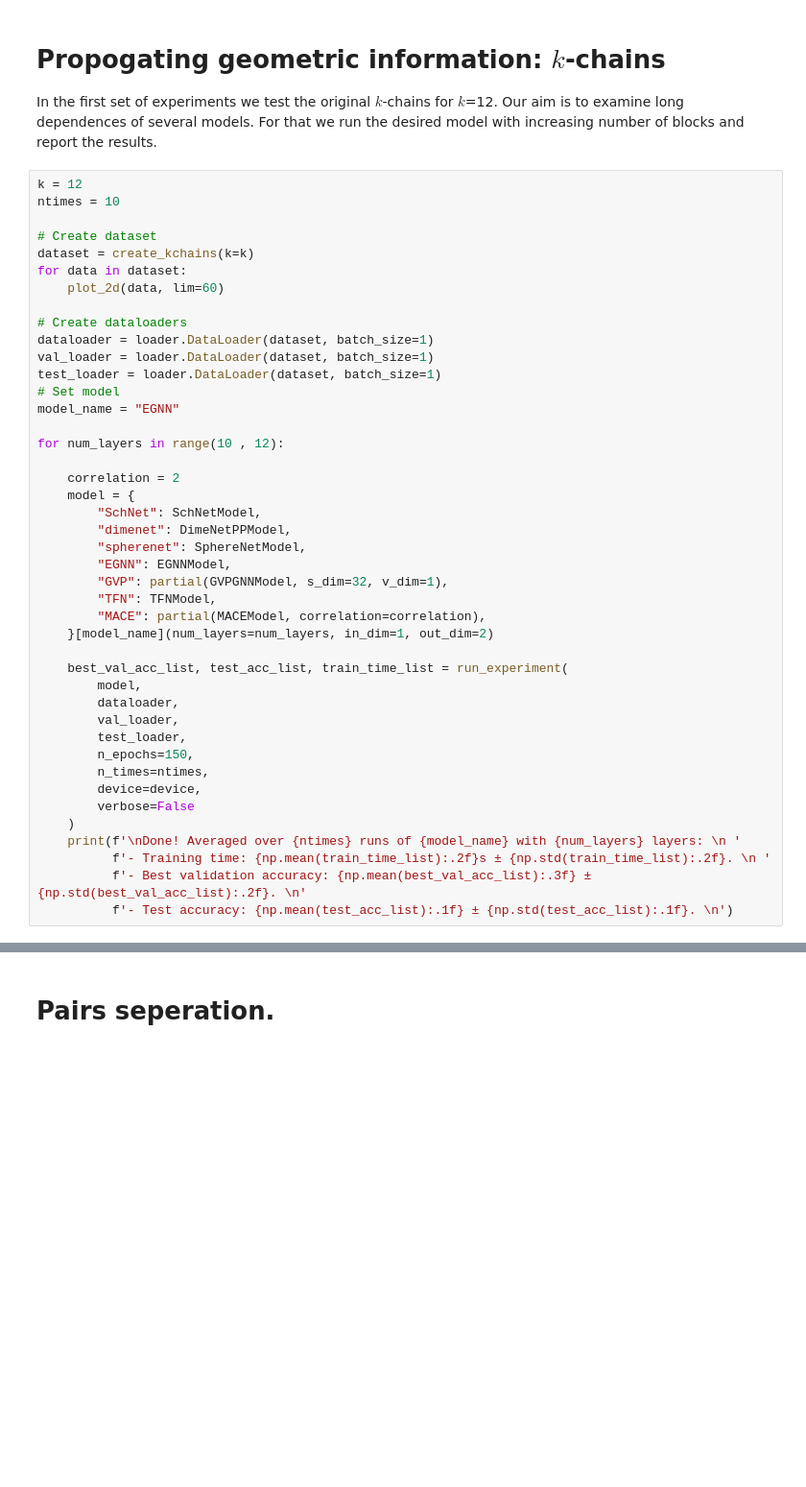
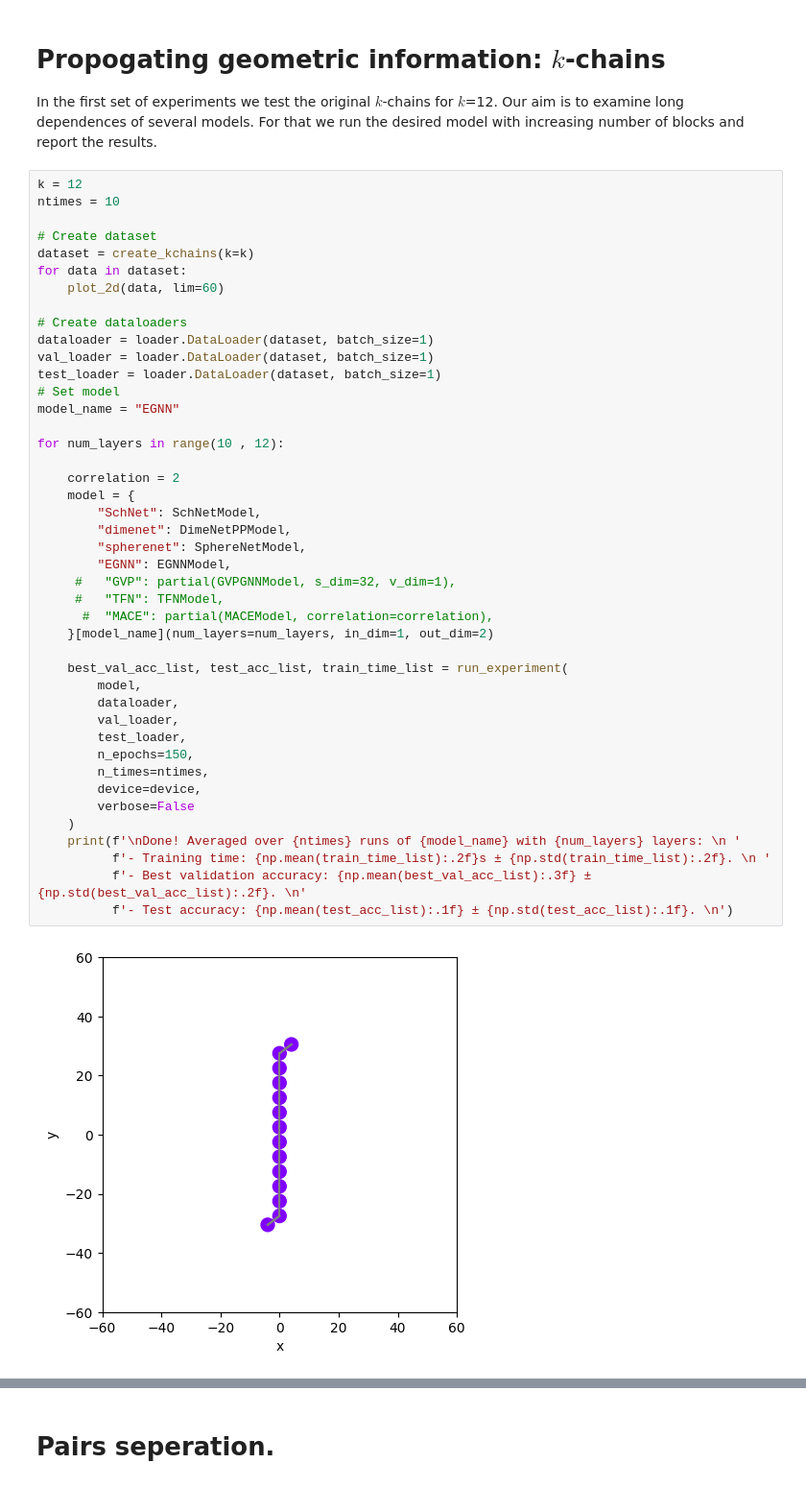
Before and after one commit to yonatansverdlov/E-GenNet, a Jupyter notebook: k_chains_baselines.ipynb, the cells around one changed output, grey strips where cells are left out. Shown: that part at 96% size. Saved outputs shown, nothing was run; the diff lists cells and outputs as text; blank space fills up the shorter version.

```diff
--- a/k_chains_baselines.ipynb
+++ b/k_chains_baselines.ipynb
@@ -96,33 +123,35 @@ for data in dataset:
 dataloader = loader.DataLoader(dataset, batch_size=1)
 val_loader = loader.DataLoader(dataset, batch_size=1)
 test_loader = loader.DataLoader(dataset, batch_size=1)
 # Set model
 model_name = "EGNN"
 
 for num_layers in range(10 , 12):
 
     correlation = 2
     model = {
         "SchNet": SchNetModel,
         "dimenet": DimeNetPPModel,
         "spherenet": SphereNetModel,
         "EGNN": EGNNModel,
-        "GVP": partial(GVPGNNModel, s_dim=32, v_dim=1),
-        "TFN": TFNModel,
-        "MACE": partial(MACEModel, correlation=correlation),
+     #   "GVP": partial(GVPGNNModel, s_dim=32, v_dim=1),
+     #   "TFN": TFNModel,
+      #  "MACE": partial(MACEModel, correlation=correlation),
     }[model_name](num_layers=num_layers, in_dim=1, out_dim=2)
 
     best_val_acc_list, test_acc_list, train_time_list = run_experiment(
         model,
         dataloader,
         val_loader,
         test_loader,
         n_epochs=150,
         n_times=ntimes,
         device=device,
         verbose=False
     )
     print(f'\nDone! Averaged over {ntimes} runs of {model_name} with {num_layers} layers: \n '
           f'- Training time: {np.mean(train_time_list):.2f}s ± {np.std(train_time_list):.2f}. \n '
           f'- Best validation accuracy: {np.mean(best_val_acc_list):.3f} ± {np.std(best_val_acc_list):.2f}. \n'
           f'- Test accuracy: {np.mean(test_acc_list):.1f} ± {np.std(test_acc_list):.1f}. \n')
+# %% [output]
+[figure, added]
```
Also changed, not shown: parts of 4 cells of this notebook.
